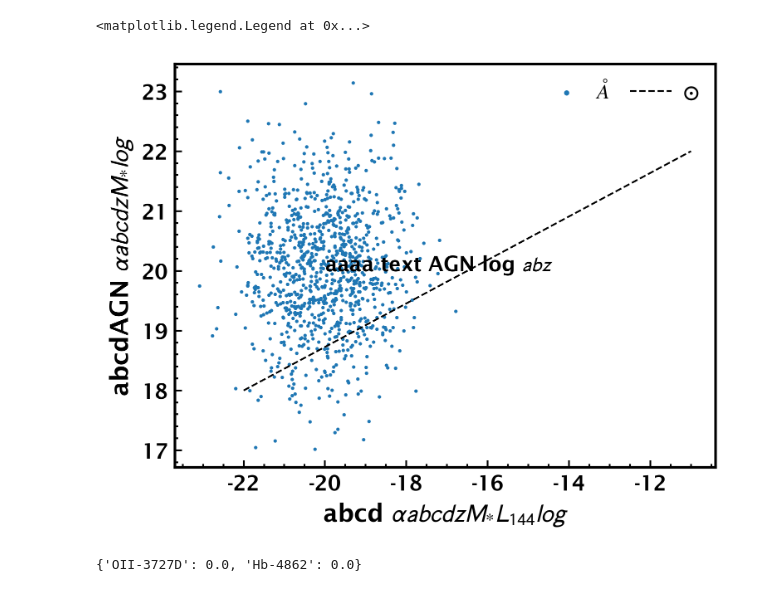
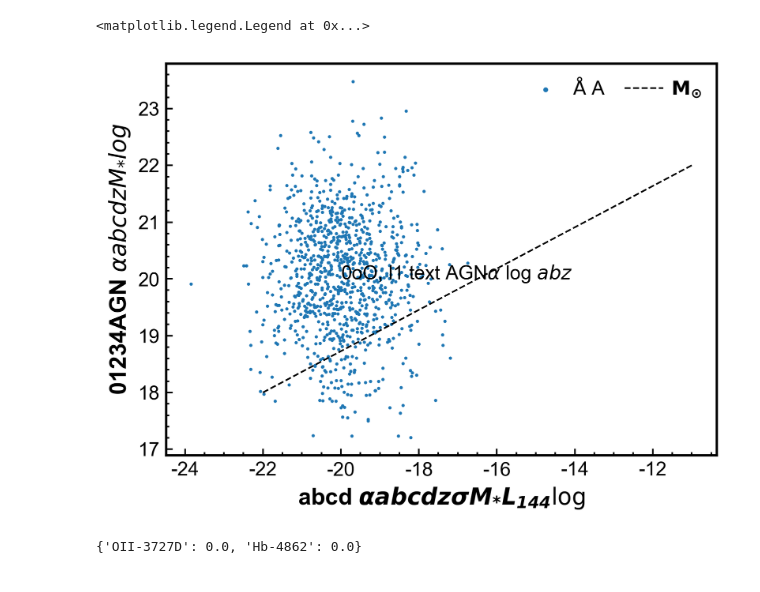
Before and after one commit to gx-jin/py_astro_gxjin, a Jupyter notebook: demo.ipynb, the cells around one changed output. Cells and saved outputs as stored; diff of their text form; code cells hidden in the pictures.

```diff
--- a/demo.ipynb
+++ b/demo.ipynb
@@ -11,15 +11,15 @@ sys.path.append('../../Code/py_astro_gxjin')
 import manga
 import flux
 # %%
-plt.scatter(np.random.normal(-20, size=1000), np.random.normal(20, size=1000), s=1, label=r'$\AA$')
-plt.plot([-22,-11],[18,22],'k--', label=r'$ \bf \odot$')
-plt.xlabel(r'abcd $\alpha abcdz M_{*} L_{144} log$')
-plt.ylabel(r'abcdAGN $\alpha abcdz M_{*}  log$')
-plt.text(-20,20,r'aaaa text AGN log $abz$')
+plt.scatter(np.random.normal(-20, size=1000), np.random.normal(20, size=1000), s=1, label=r'$\rm \AA$ A')
+plt.plot([-22,-11],[18,22],'k--', label=r'$ \bf M_{\odot}$')
+plt.xlabel(r'abcd $\bfit \alpha abcdz \sigma M_{*} L_{144} \rm log$')
+plt.ylabel(r'01234AGN $\alpha abcdz M_{*}  log$')
+plt.text(-20,20,r'0oO, l1 text AGN$\alpha$ log $abz$')
 plt.legend(ncols=2)
 # %% [output]
 <matplotlib.legend.Legend at 0x...>
-[figure, old version]
+[figure, new version]
 # %%
 def measure_ew(spec,):
 
```
Also changed, not shown: 1 other file.
